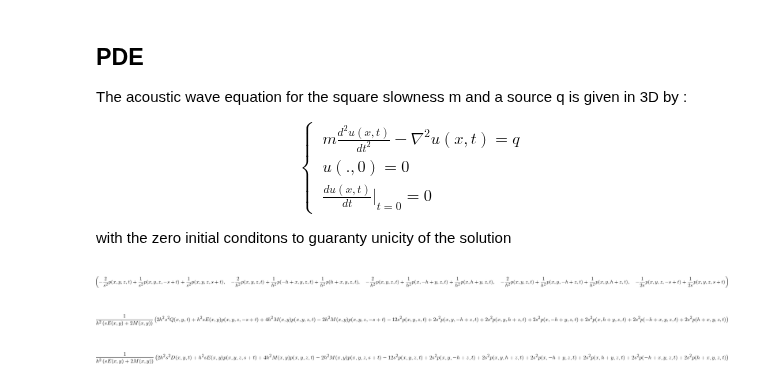
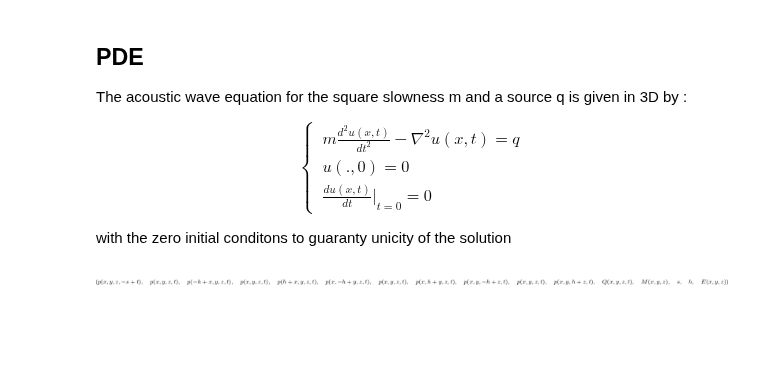
Before and after one commit to devitocodes/notebooks, a Jupyter notebook: AcousticFWI/Acoustic3D.ipynb, the cells around one changed output. Saved outputs shown, nothing was run; the diff lists cells and outputs as text; code cells hidden in the pictures; blank space fills up the shorter version.

Commit message:
3D Forward

```diff
--- a/AcousticFWI/Acoustic3D.ipynb
+++ b/AcousticFWI/Acoustic3D.ipynb
@@ -27,27 +39,48 @@ e=E(x,y,z)
+# %%
+# Indexes for finite differences
+indx = []
+indy = []
+indz = []
+indt = []
+for i in range(-width_h,width_h+1):
+    indx.append(x + i * h)
+    indy.append(y + i * h)
+    indz.append(z + i* h)
+
+for i in range(-width_t,width_t+1):
+    indt.append(t + i * s)
 # %%
-dtt=as_finite_diff(p(x,y,z,t).diff(t,t), [t-s,t, t+s])
-dt=as_finite_diff(p(x,y,z,t).diff(t), [t-s, t+s])
-# Spacial finite differences can easily be extended to higher order by increasing the list of sampling point in the next expression.
-# Be sure to keep this stencil symmetric and everything else in the notebook will follow.
-dxx=as_finite_diff(p(x,y,z,t).diff(x,x), [x-h, x, x+h])
-dyy=as_finite_diff(p(x,y,z,t).diff(y,y), [y-h, y, y+h])
-dzz=as_finite_diff(p(x,y,z,t).diff(z,z), [z-h, z, z+h])
-dtt,dxx,dyy,dzz,dt
+# Finite differences
+dtt=as_finite_diff(p(x,y,z,t).diff(t,t),indt)
+dxx=as_finite_diff(p(x,y,z,t).diff(x,x), indx)
+dyy=as_finite_diff(p(x,y,z,t).diff(y,y), indy)
+dzz=as_finite_diff(p(x,y,z,t).diff(z,z), indz)
+dt=as_finite_diff(p(x,y,z,t).diff(t), indt)
+lap = dxx + dyy + dzz
-# %% [output]
-[figure, removed]
-# %%
-# Forward wave equation
-wave_equation = m*dtt- (dxx+dyy+dzz) - q  + e*dt
-stencil = solve(wave_equation,p(x,y,z,t+s))[0]
-ts=lambdify((p(x,y,z,t-s),p(x-h,y,z,t), p(x+h,y,z,t), p(x,y-h,z,t),p(x,y+h,z,t), p(x,y,z-h,t), p(x,y,z+h,t), q , m, s, h,e),stencil,"numpy")
-stencil
-# %% [output]
-[figure, removed]
-# %%
-# Adjoint wave equation
-wave_equationA = m*dtt- (dxx+dyy+dzz) - D(x,y,t) - e*dt
-stencilA = solve(wave_equationA,p(x,y,z,t-s))[0]
-tsA=lambdify((p(x,y,z,t+s),p(x-h,y,z,t), p(x+h,y,z,t), p(x,y-h,z,t),p(x,y+h,z,t), p(x,y,z-h,t), p(x,y,z+h,t), d , m, s, h,e),stencilA,"numpy")
-stencilA
-# %% [output]
-[figure, removed]
+# %%
+arglamb=[]
+arglamba=[]
+for i in range(-width_t,width_t):
+    arglamb.append( p(x,y,z,indt[i+width_t]))
+    arglamba.append( p(x,y,z,indt[i+width_t+1]))
+
+for i in range(-width_h,width_h+1):
+    arglamb.append( p(indx[i+width_h],y,z,t))
+    arglamba.append( p(indx[i+width_h],y,z,t))
+
+for i in range(-width_h,width_h+1):
+    arglamb.append( p(x,indy[i+width_h],z,t))
+    arglamba.append( p(x,indy[i+width_h],z,t))
+
+for i in range(-width_h,width_h+1):
+    arglamb.append( p(x,y,indz[i+width_h],t))
+    arglamba.append( p(x,y,indz[i+width_h],t))
+
+arglamb.extend((q , m, s, h, e))
+arglamb=tuple(arglamb)
+arglamba.extend((q , m, s, h, e))
+arglamba=tuple(arglamba)
+
+arglamb=[ii for n,ii in enumerate(arglamb) if ii not in arglamb[:n]]
+# %% [output]
+[figure, added]
```
Also changed, not shown: parts of 8 cells of this notebook.
